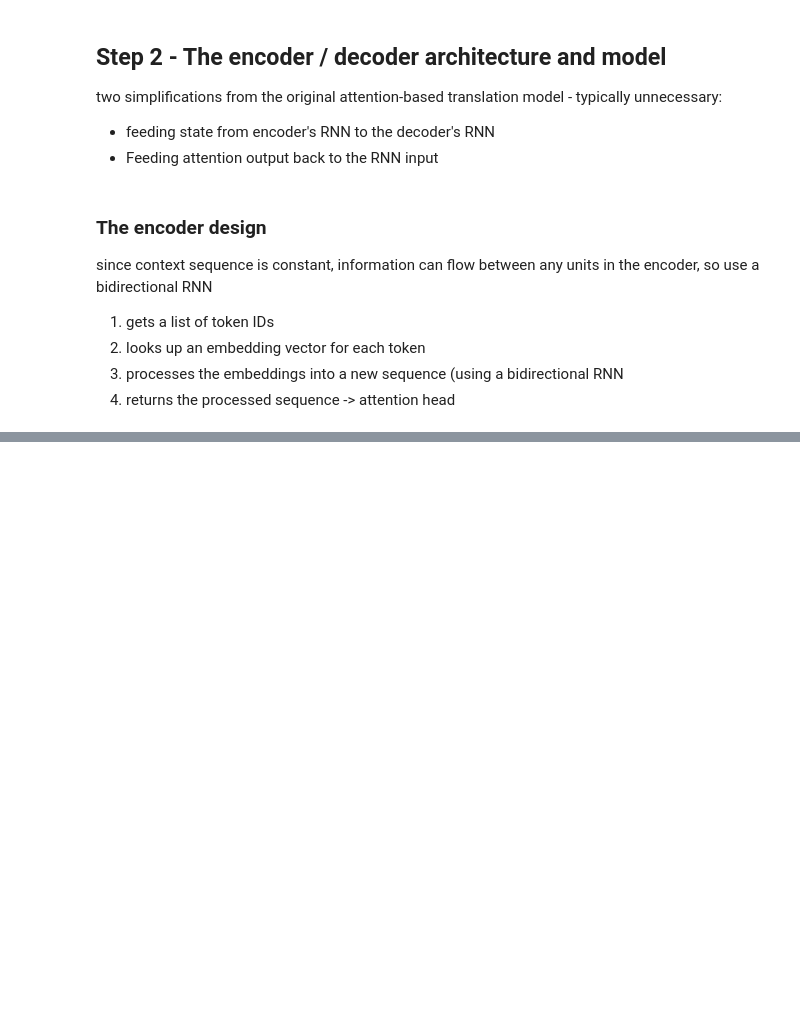
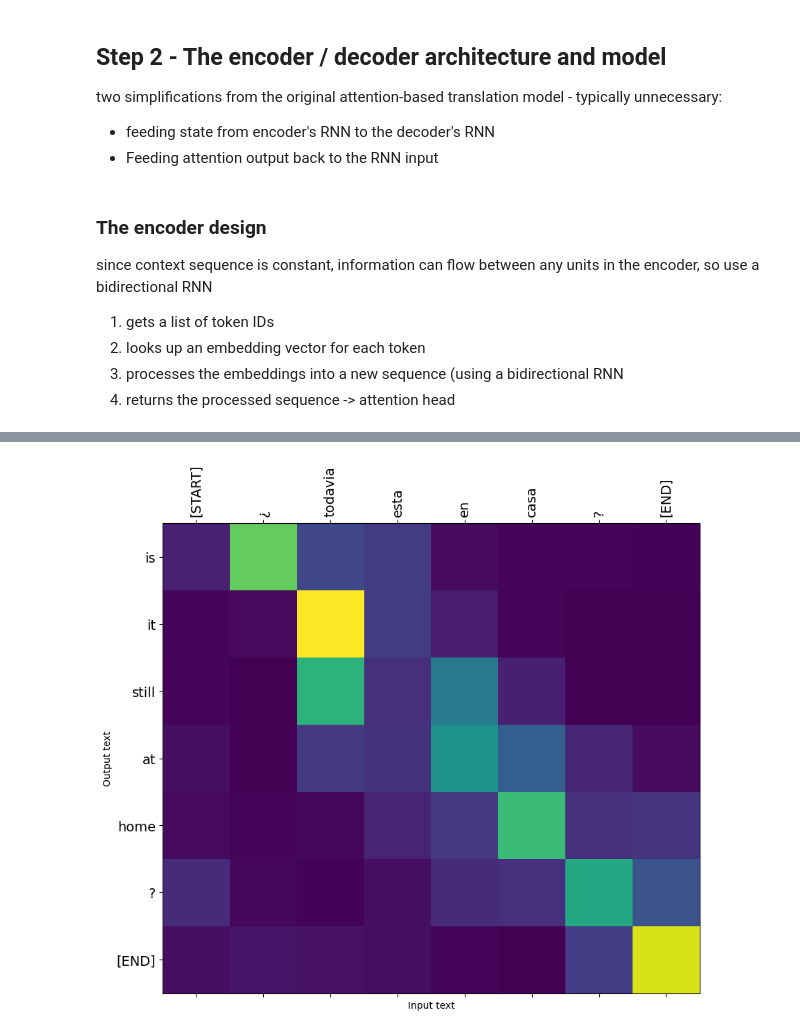
Before and after one commit to JPD-Research/translationWork, a Jupyter notebook: seq2seq-translation.ipynb, the cells around one changed output, grey strips where cells are left out. Cells and saved outputs as stored; diff of their text form; code cells hidden in the pictures; blank space fills up the shorter version.

```diff
--- a/seq2seq-translation.ipynb
+++ b/seq2seq-translation.ipynb
@@ -326,0 +751,4 @@ Encoder output, shape (batch, s, units): (64, 21, 256)
+# %%
+model.plot_attention('¿Todavía está en casa?') # Are you still home
+# %% [output]
+[figure, added]
```
Also changed, not shown: parts of 36 cells of this notebook, 1 other file.
